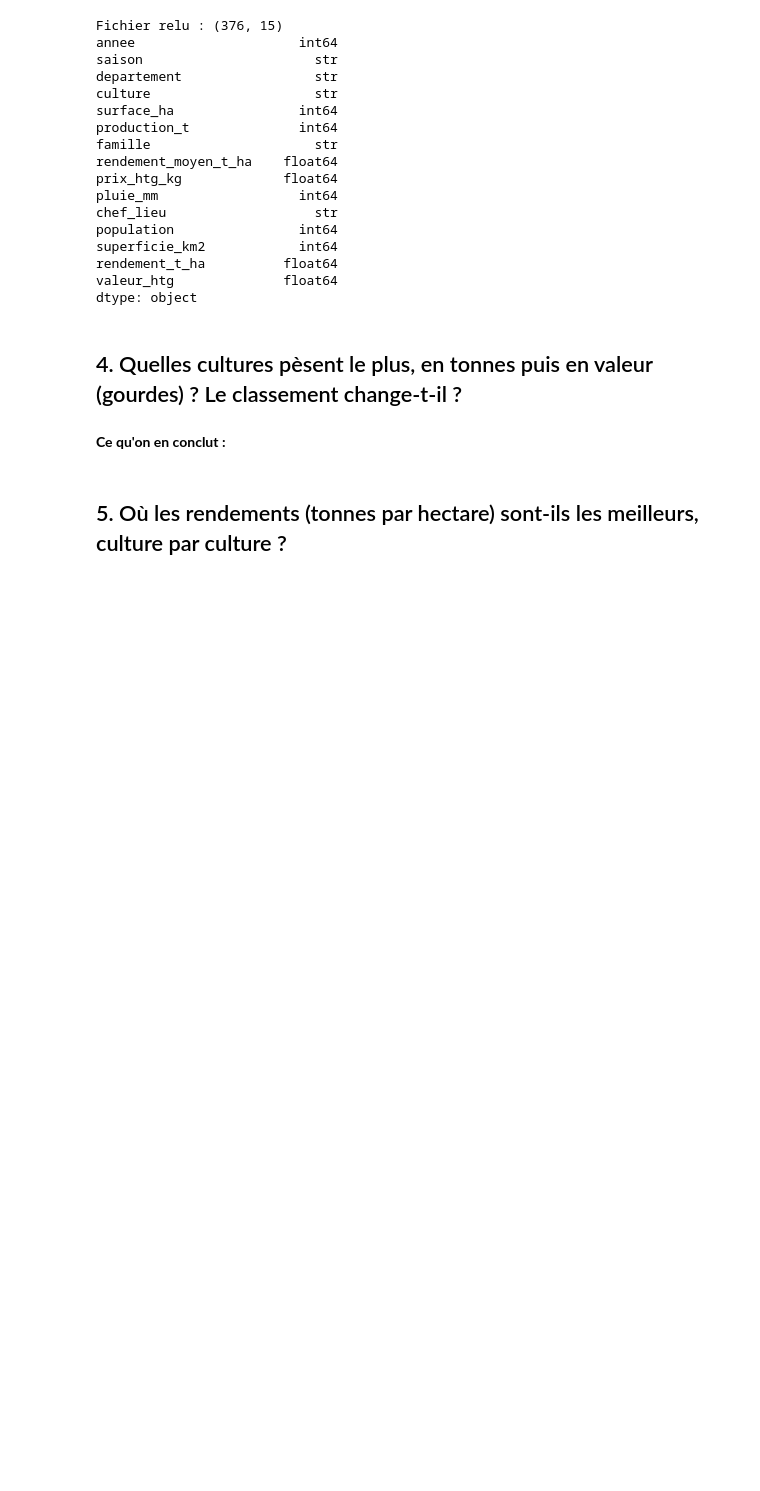
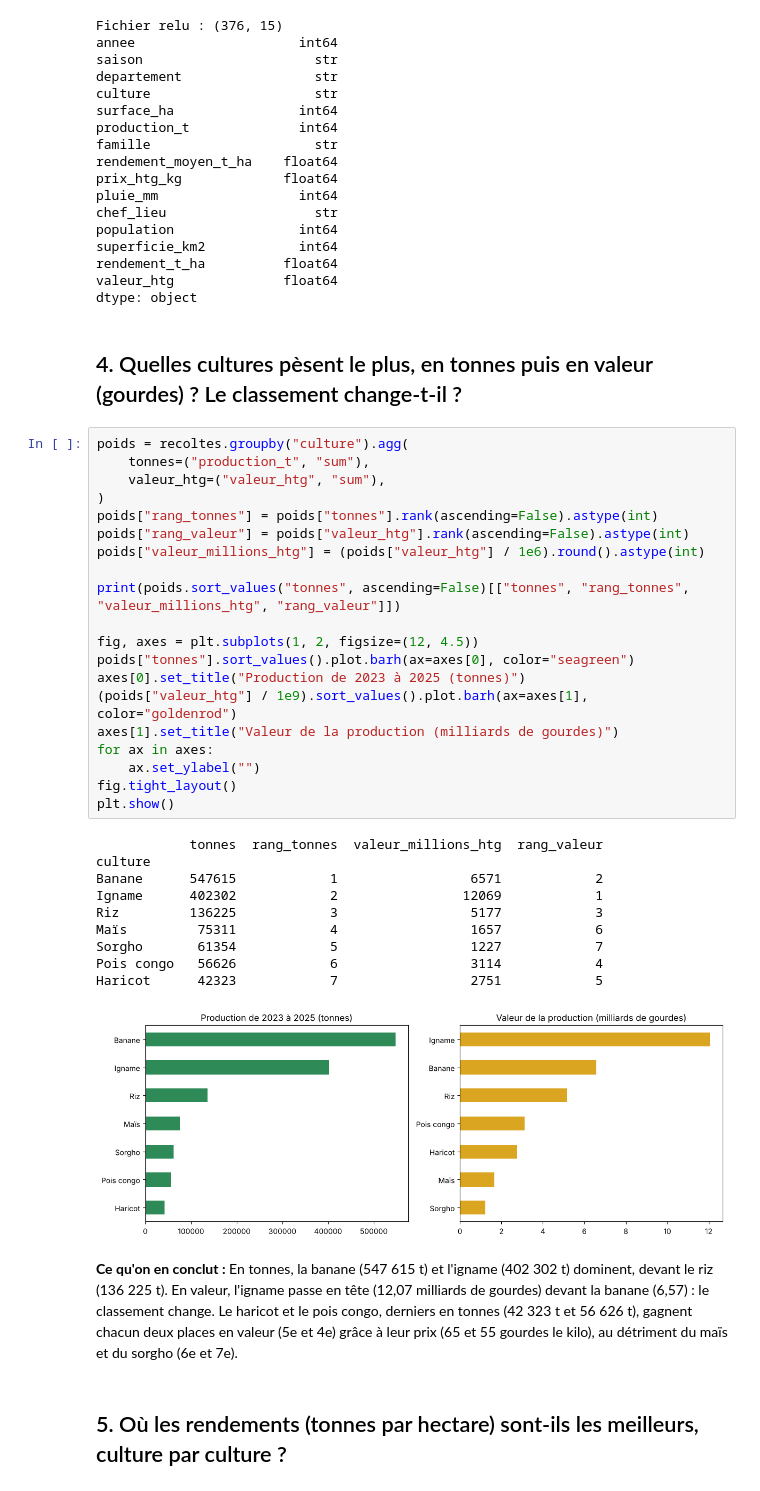
Before and after one commit to antoniodjeanpierre-hash/projet-data-recoltes, a Jupyter notebook: exploration.ipynb, the cells around one changed output. Drawn from its saved outputs; the diff is of its cells as text; blank space fills up the shorter version.

```diff
--- a/exploration.ipynb
+++ b/exploration.ipynb
@@ -242,7 +242,38 @@ valeur_htg              float64
 dtype: object
 # %% [markdown]
 ## 4. Quelles cultures pèsent le plus, en tonnes puis en valeur (gourdes) ? Le classement change-t-il ?
+# %%
+poids = recoltes.groupby("culture").agg(
+    tonnes=("production_t", "sum"),
+    valeur_htg=("valeur_htg", "sum"),
+)
+poids["rang_tonnes"] = poids["tonnes"].rank(ascending=False).astype(int)
+poids["rang_valeur"] = poids["valeur_htg"].rank(ascending=False).astype(int)
+poids["valeur_millions_htg"] = (poids["valeur_htg"] / 1e6).round().astype(int)
+
+print(poids.sort_values("tonnes", ascending=False)[["tonnes", "rang_tonnes", "valeur_millions_htg", "rang_valeur"]])
+
+fig, axes = plt.subplots(1, 2, figsize=(12, 4.5))
+poids["tonnes"].sort_values().plot.barh(ax=axes[0], color="seagreen")
+axes[0].set_title("Production de 2023 à 2025 (tonnes)")
+(poids["valeur_htg"] / 1e9).sort_values().plot.barh(ax=axes[1], color="goldenrod")
+axes[1].set_title("Valeur de la production (milliards de gourdes)")
+for ax in axes:
+    ax.set_ylabel("")
+fig.tight_layout()
+plt.show()
+# %% [output]
+            tonnes  rang_tonnes  valeur_millions_htg  rang_valeur
+culture
+Banane      547615            1                 6571            2
+Igname      402302            2                12069            1
+Riz         136225            3                 5177            3
+Maïs         75311            4                 1657            6
+Sorgho       61354            5                 1227            7
+Pois congo   56626            6                 3114            4
+Haricot      42323            7                 2751            5
+[figure, added]
 # %% [markdown]
-**Ce qu'on en conclut :**
+**Ce qu'on en conclut :** En tonnes, la banane (547 615 t) et l'igname (402 302 t) dominent, devant le riz (136 225 t). En valeur, l'igname passe en tête (12,07 milliards de gourdes) devant la banane (6,57) : le classement change. Le haricot et le pois congo, derniers en tonnes (42 323 t et 56 626 t), gagnent chacun deux places en valeur (5e et 4e) grâce à leur prix (65 et 55 gourdes le kilo), au détriment du maïs et du sorgho (6e et 7e).
 # %% [markdown]
 ## 5. Où les rendements (tonnes par hectare) sont-ils les meilleurs, culture par culture ?
```
Also changed, not shown: parts of 4 cells of this notebook, 1 other file.
